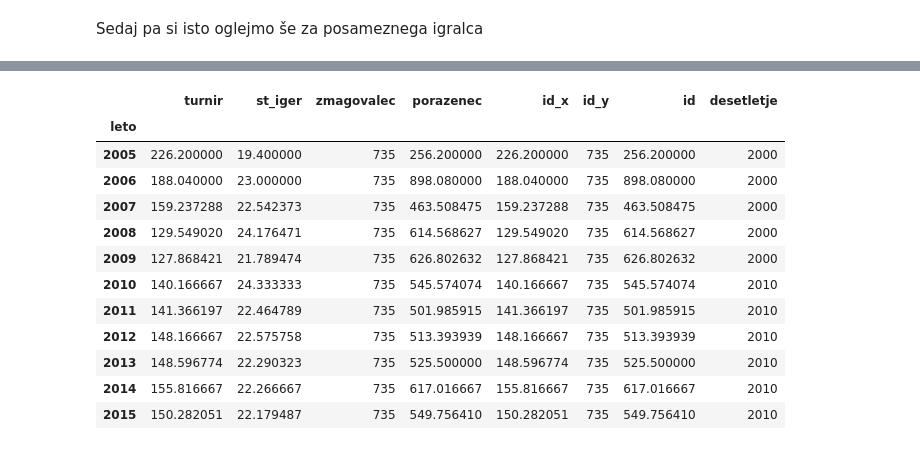
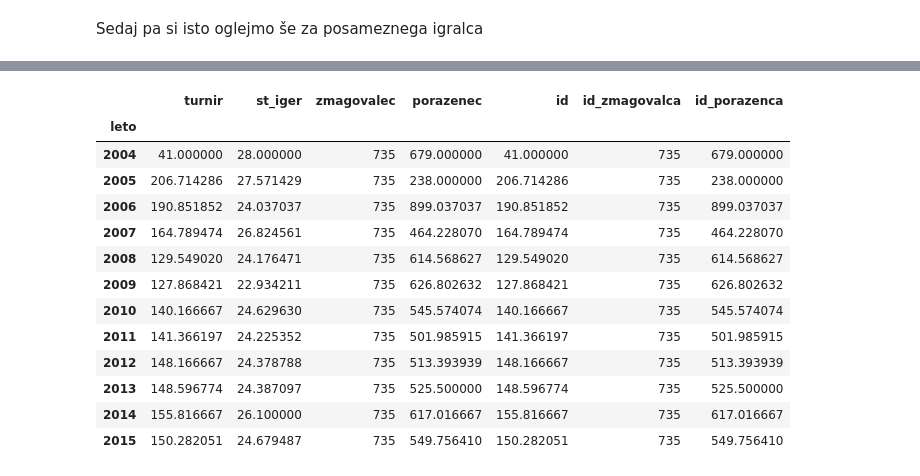
Before and after one commit to Mihec123/Projekt_Programiranje1, a Jupyter notebook: Projekt_Tenis.ipynb, the cells around one changed output, grey strips where cells are left out. Saved outputs shown, nothing was run; the diff lists cells and outputs as text; code cells hidden in the pictures.

```diff
--- a/Projekt_Tenis.ipynb
+++ b/Projekt_Tenis.ipynb
@@ -25,7 +25,8 @@ Vsi podatki so bili pobrani s spletne strani [ATP World tour](http://www.atpworl
 
 import pandas as pd
 import matplotlib.pyplot as plt
+plt.style.use('ggplot')
 
-pd.set_option('display.mpl_style', 'default') # Make the graphs a bit prettier
+pd.set_option('display.max_rows', 30)
 plt.rcParams['figure.figsize'] = (15, 5)
 # %% [markdown]
@@ -64,6 +65,6 @@ Spodaj sem konstruiral 3 dodatne tabele. Vsaka je dodala ime turnirja\zmagovalca
 # %%
 tabela = podatki.merge(turnirji,left_on="turnir", right_on="id")
 # %%
-tabela1 = tabela.merge(igralci,left_on="zmagovalec", right_on="id")
+tabela1 = tabela.merge(igralci,left_on="zmagovalec", right_on="id",suffixes = ("","_zmagovalca"))
 # %%
-tabela2 = tabela1.merge(igralci,left_on="porazenec", right_on="id")
+tabela2 = tabela1.merge(igralci,left_on="porazenec", right_on="id",suffixes = ("","_porazenca"))
@@ -128,16 +189,17 @@ tabela2[(tabela2.ime_y == "Novak Djokovic") | (tabela2.ime == "Novak Djokovic")]
 # %%
-tabela2[(tabela2.ime_y == "Novak Djokovic")].groupby("leto").mean()
+tabela2[(tabela2.ime_zmagovalca == "Novak Djokovic")].groupby("leto").mean()
 # %% [output]
-|  | turnir | st_iger | zmagovalec | porazenec | id_x | id_y | id | desetletje |
-| leto |  |  |  |  |  |  |  |  |
-| 2005 | 226.200000 | 19.400000 | 735 | 256.200000 | 226.200000 | 735 | 256.200000 | 2000 |
-| 2006 | 188.040000 | 23.000000 | 735 | 898.080000 | 188.040000 | 735 | 898.080000 | 2000 |
-| 2007 | 159.237288 | 22.542373 | 735 | 463.508475 | 159.237288 | 735 | 463.508475 | 2000 |
-| 2008 | 129.549020 | 24.176471 | 735 | 614.568627 | 129.549020 | 735 | 614.568627 | 2000 |
-| 2009 | 127.868421 | 21.789474 | 735 | 626.802632 | 127.868421 | 735 | 626.802632 | 2000 |
-| 2010 | 140.166667 | 24.333333 | 735 | 545.574074 | 140.166667 | 735 | 545.574074 | 2010 |
-| 2011 | 141.366197 | 22.464789 | 735 | 501.985915 | 141.366197 | 735 | 501.985915 | 2010 |
-| 2012 | 148.166667 | 22.575758 | 735 | 513.393939 | 148.166667 | 735 | 513.393939 | 2010 |
-| 2013 | 148.596774 | 22.290323 | 735 | 525.500000 | 148.596774 | 735 | 525.500000 | 2010 |
-| 2014 | 155.816667 | 22.266667 | 735 | 617.016667 | 155.816667 | 735 | 617.016667 | 2010 |
-| 2015 | 150.282051 | 22.179487 | 735 | 549.756410 | 150.282051 | 735 | 549.756410 | 2010 |
+|  | turnir | st_iger | zmagovalec | porazenec | id | id_zmagovalca | id_porazenca |
+| leto |  |  |  |  |  |  |  |
+| 2004 | 41.000000 | 28.000000 | 735 | 679.000000 | 41.000000 | 735 | 679.000000 |
+| 2005 | 206.714286 | 27.571429 | 735 | 238.000000 | 206.714286 | 735 | 238.000000 |
+| 2006 | 190.851852 | 24.037037 | 735 | 899.037037 | 190.851852 | 735 | 899.037037 |
+| 2007 | 164.789474 | 26.824561 | 735 | 464.228070 | 164.789474 | 735 | 464.228070 |
+| 2008 | 129.549020 | 24.176471 | 735 | 614.568627 | 129.549020 | 735 | 614.568627 |
+| 2009 | 127.868421 | 22.934211 | 735 | 626.802632 | 127.868421 | 735 | 626.802632 |
+| 2010 | 140.166667 | 24.629630 | 735 | 545.574074 | 140.166667 | 735 | 545.574074 |
+| 2011 | 141.366197 | 24.225352 | 735 | 501.985915 | 141.366197 | 735 | 501.985915 |
+| 2012 | 148.166667 | 24.378788 | 735 | 513.393939 | 148.166667 | 735 | 513.393939 |
+| 2013 | 148.596774 | 24.387097 | 735 | 525.500000 | 148.596774 | 735 | 525.500000 |
+| 2014 | 155.816667 | 26.100000 | 735 | 617.016667 | 155.816667 | 735 | 617.016667 |
+| 2015 | 150.282051 | 24.679487 | 735 | 549.756410 | 150.282051 | 735 | 549.756410 |
```
Also changed, not shown: parts of 21 cells of this notebook, 4 other files.
